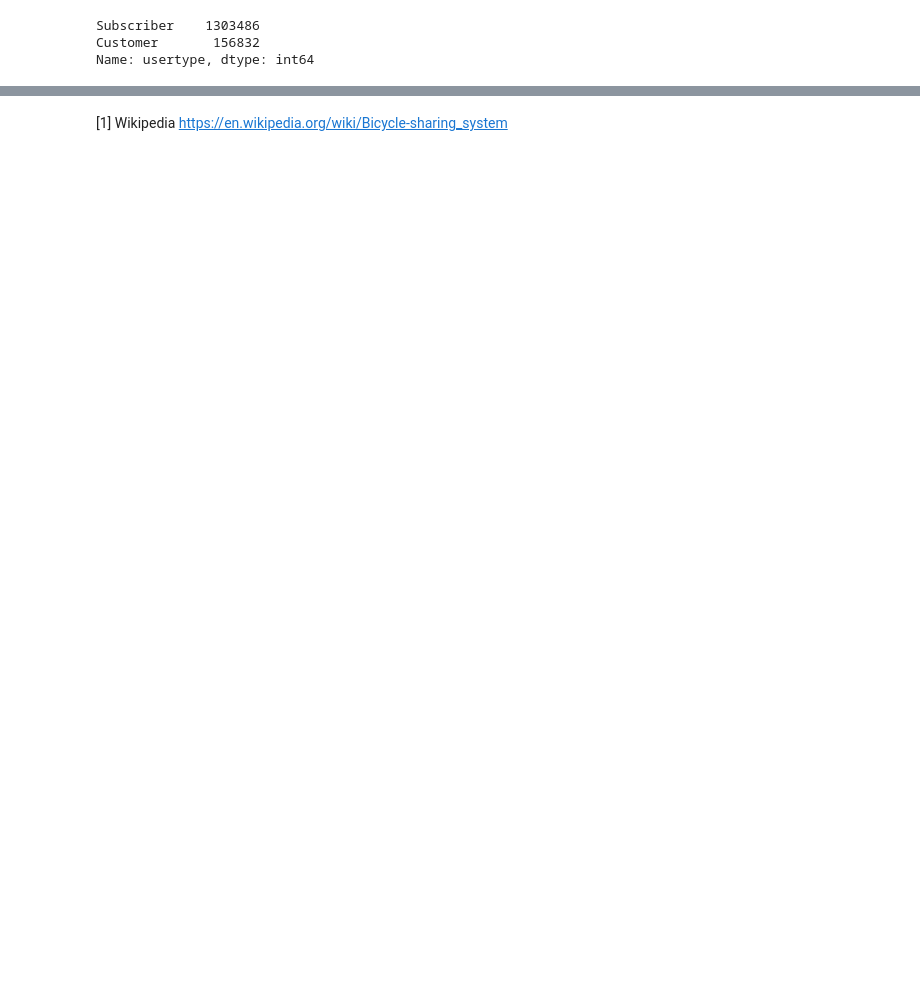
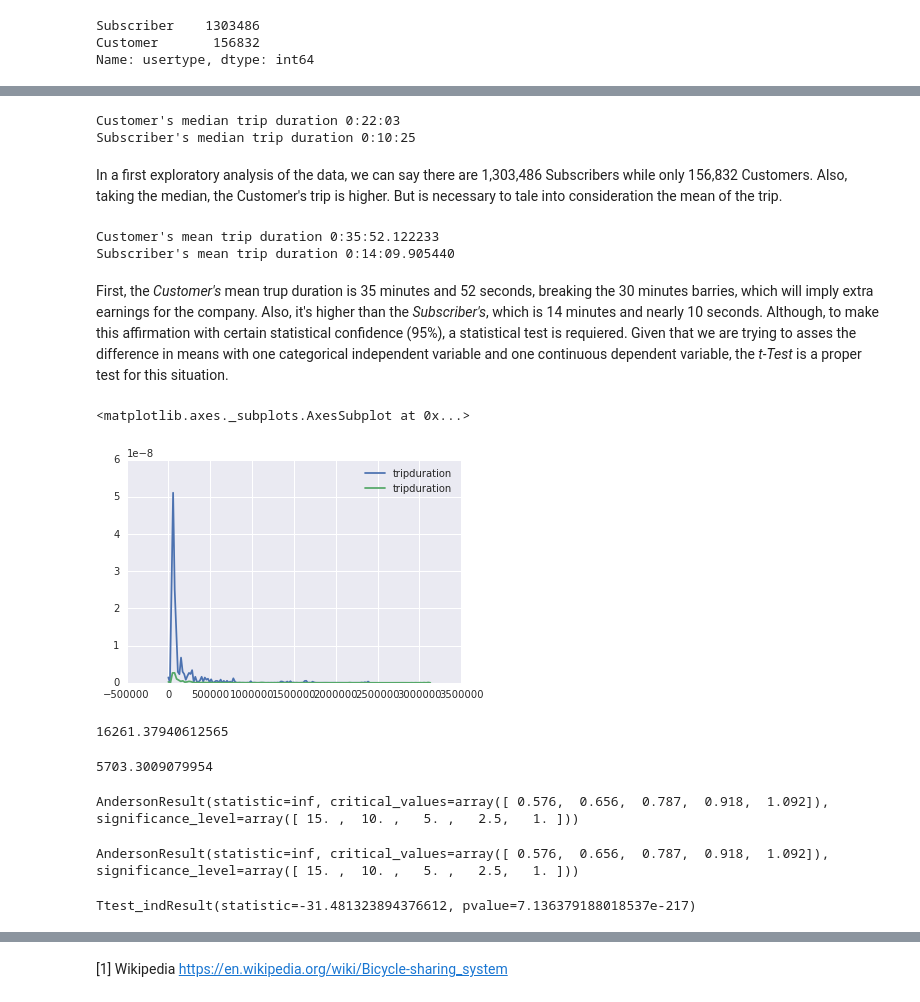
Before and after one commit to alephcero/PUI2016_fdg224, a Jupyter notebook: HW6_fdg224/HW6_2_fdg224.ipynb, the cells around one changed output, grey strips where cells are left out. Cells and saved outputs as stored; diff of their text form; code cells hidden in the pictures; blank space fills up the shorter version.

```diff
--- a/HW6_fdg224/HW6_2_fdg224.ipynb
+++ b/HW6_fdg224/HW6_2_fdg224.ipynb
@@ -102,0 +139,48 @@ Name: usertype, dtype: int64
+# %%
+medianTripCust = df['tripduration'].groupby(df['usertype']).median()['Customer']
+medianTripSubs = df['tripduration'].groupby(df['usertype']).median()['Subscriber']
+
+print "Customer's median trip duration" , str(datetime.timedelta(seconds=medianTripCust))
+print "Subscriber's median trip duration" , str(datetime.timedelta(seconds=medianTripSubs))
+# %% [output]
+Customer's median trip duration 0:22:03
+Subscriber's median trip duration 0:10:25
+# %% [markdown]
+In a first exploratory analysis of the data, we can say there are 1,303,486 Subscribers while only 156,832 Customers. Also, taking the median, the Customer's trip is higher. But is necessary to tale into  consideration the mean of the trip.
+# %%
+meanTripCust = df['tripduration'].groupby(df['usertype']).mean()['Customer']
+meanTripSubs = df['tripduration'].groupby(df['usertype']).mean()['Subscriber']
+
+print "Customer's mean trip duration" , str(datetime.timedelta(seconds=meanTripCust))
+print "Subscriber's mean trip duration" , str(datetime.timedelta(seconds=meanTripSubs))
+# %% [output]
+Customer's mean trip duration 0:35:52.122233
+Subscriber's mean trip duration 0:14:09.905440
+# %% [markdown]
+First, the *Customer's* mean trup duration is 35 minutes and 52 seconds, breaking the 30 minutes barries, which will imply extra earnings for the company. Also, it's higher than the *Subscriber's*, which is 14 minutes and nearly 10 seconds. Although, to make this affirmation with certain statistical confidence (95%), a statistical test is requiered. Given that we are trying to asses the difference in means with one categorical independent variable and one continuous dependent variable, the *t-Test* is a proper test for this situation.
+# %%
+seaborn.kdeplot(customerData)
+seaborn.kdeplot(suscriberData)
+# %% [output]
+<matplotlib.axes._subplots.AxesSubplot at 0x...>
+[figure, added]
+# %%
+customerData.std()
+# %% [output]
+16261.37940612565
+# %%
+suscriberData.std()
+# %% [output]
+5703.3009079954
+# %%
+scipy.stats.anderson(suscriberData, dist='norm')
+# %% [output]
+AndersonResult(statistic=inf, critical_values=array([ 0.576,  0.656,  0.787,  0.918,  1.092]), significance_level=array([ 15. ,  10. ,   5. ,   2.5,   1. ]))
+# %%
+scipy.stats.anderson(customerData, dist='norm')
+# %% [output]
+AndersonResult(statistic=inf, critical_values=array([ 0.576,  0.656,  0.787,  0.918,  1.092]), significance_level=array([ 15. ,  10. ,   5. ,   2.5,   1. ]))
+# %%
+scipy.stats.ttest_ind(suscriberData, customerData, axis=0, equal_var=False)
+# %% [output]
+Ttest_indResult(statistic=-31.481323894376612, pvalue=7.136379188018537e-217)
```
Also changed, not shown: parts of 14 cells of this notebook.
